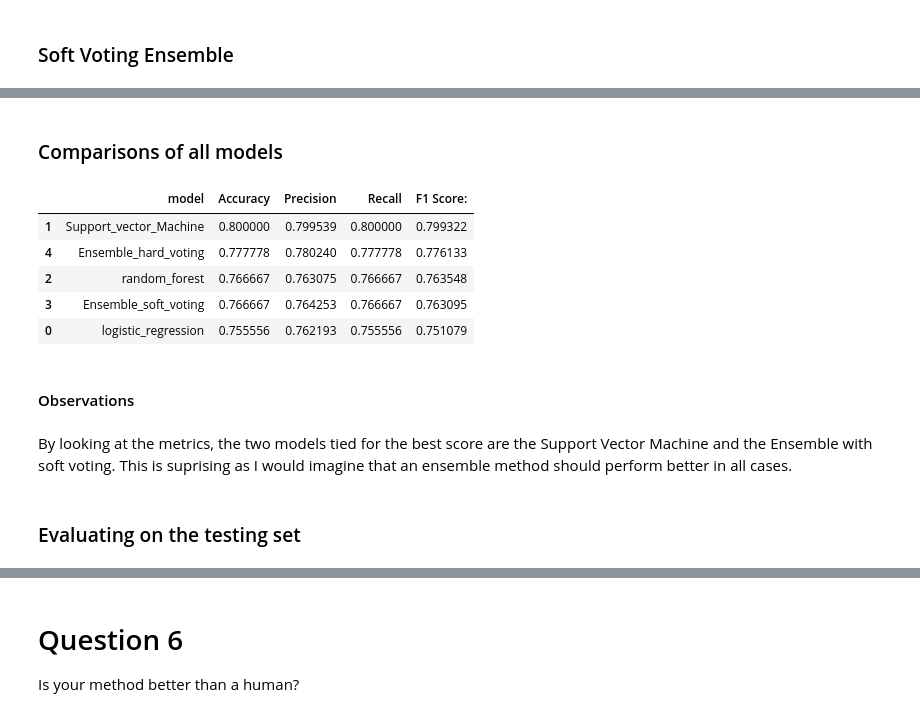
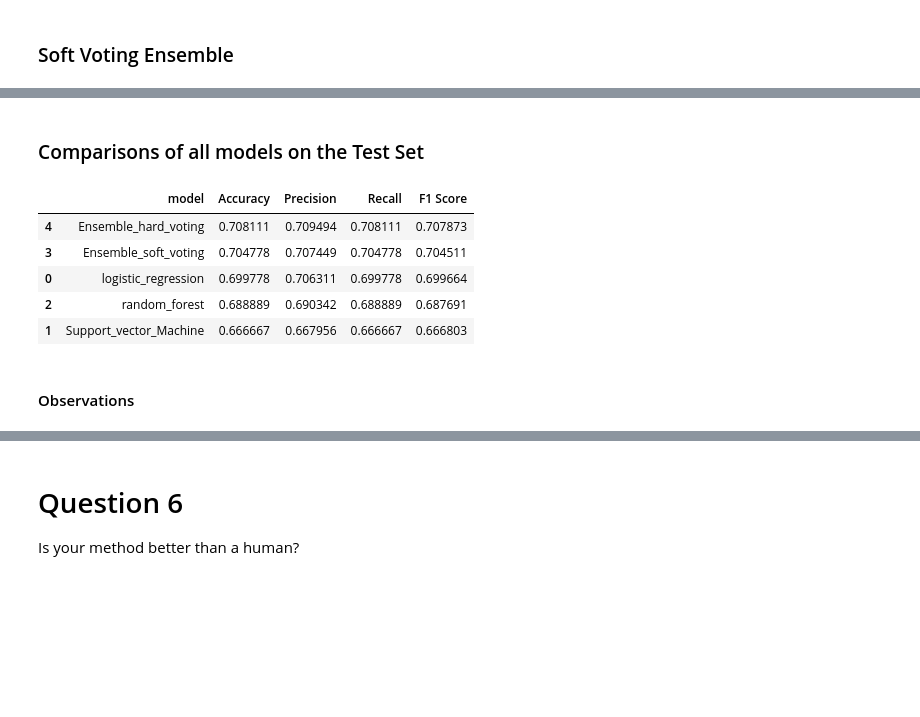
Before and after one commit to jackyeung99/Applied_Machine_Learning, a Jupyter notebook: Assignment02/Q1.ipynb, the cells around one changed output, grey strips where cells are left out. Cells and saved outputs as stored; diff of their text form; code cells hidden in the pictures; blank space fills up the shorter version.

```diff
--- a/Assignment02/Q1.ipynb
+++ b/Assignment02/Q1.ipynb
@@ -724,33 +782,45 @@ F1 Score:  0.753
 # %% [markdown]
-### Comparisons of all models
+### Comparisons of all models on the Test Set
-# %%
-model_eval = [("logistic_regression", best_logreg), ("Support_vector_Machine", best_svm_model), ("random_forest", best_random_forest), ('Ensemble_soft_voting', vc_soft), ('Ensemble_hard_voting', vc_hard) ]
-results = []
-for name, model in model_eval:
-    model.fit(X_train, y_train)
-    y_pred = model.predict(X_validate)
-    results.append({
-        'model': name,
-        'Accuracy': accuracy_score(y_validate,y_pred),
-        'Precision': precision_score(y_validate, y_pred, average = "macro"),
-        'Recall': recall_score(y_validate, y_pred, average = "macro"),
-        "F1 Score: ": f1_score(y_validate, y_pred, average = "macro"),
-
-    })
-
-
-result = pd.DataFrame(results).sort_values(by=['Accuracy'], ascending=False)
-result
-# %% [output]
-|  | model | Accuracy | Precision | Recall | F1 Score: |
-| 1 | Support_vector_Machine | 0.800000 | 0.799539 | 0.800000 | 0.799322 |
-| 4 | Ensemble_hard_voting | 0.777778 | 0.780240 | 0.777778 | 0.776133 |
-| 2 | random_forest | 0.766667 | 0.763075 | 0.766667 | 0.763548 |
-| 3 | Ensemble_soft_voting | 0.766667 | 0.764253 | 0.766667 | 0.763095 |
-| 0 | logistic_regression | 0.755556 | 0.762193 | 0.755556 | 0.751079 |
+# %%
+model_eval = [("logistic_regression", best_logreg), ("Support_vector_Machine", best_svm_model), ("random_forest", best_random_forest), ('Ensemble_soft_voting', vc_soft), ('Ensemble_hard_voting', vc_hard) ]
+cumulative_results = {name: {'Accuracy': 0, 'Precision': 0, 'Recall': 0, 'F1 Score': 0} for name, _ in model_eval}
+
+# Define the number of runs
+n_runs = 100
+
+# Run the evaluations multiple times
+for _ in range(n_runs):
+    for name, model in model_eval:
+        # Train and predict
+        model.fit(X_train, y_train)
+        y_pred = model.predict(X_test)
+
+        # Update cumulative results
+        cumulative_results[name]['Accuracy'] += accuracy_score(y_test, y_pred)
+        cumulative_results[name]['Precision'] += precision_score(y_test, y_pred, average="macro")
+        cumulative_results[name]['Recall'] += recall_score(y_test, y_pred, average="macro")
+        cumulative_results[name]['F1 Score'] += f1_score(y_test, y_pred, average="macro")
+
+# Calculate averages
+average_results = []
+for name, metrics in cumulative_results.items():
+    average_results.append({
+        'model': name,
+        'Accuracy': metrics['Accuracy'] / n_runs,
+        'Precision': metrics['Precision'] / n_runs,
+        'Recall': metrics['Recall'] / n_runs,
+        'F1 Score': metrics['F1 Score'] / n_runs
+    })
+
+# Convert to DataFrame and display
+result = pd.DataFrame(average_results).sort_values(by=['Accuracy'], ascending=False)
+result
+# %% [output]
+|  | model | Accuracy | Precision | Recall | F1 Score |
+| 4 | Ensemble_hard_voting | 0.708111 | 0.709494 | 0.708111 | 0.707873 |
+| 3 | Ensemble_soft_voting | 0.704778 | 0.707449 | 0.704778 | 0.704511 |
+| 0 | logistic_regression | 0.699778 | 0.706311 | 0.699778 | 0.699664 |
+| 2 | random_forest | 0.688889 | 0.690342 | 0.688889 | 0.687691 |
+| 1 | Support_vector_Machine | 0.666667 | 0.667956 | 0.666667 | 0.666803 |
 # %% [markdown]
 #### Observations
-# %% [markdown]
-By looking at the metrics, the two models tied for the best score are the Support Vector Machine and the Ensemble with soft voting. This is suprising as I would imagine that an ensemble method should perform better in all cases.
-# %% [markdown]
-### Evaluating on the testing set
```
Also changed, not shown: parts of 32 cells of this notebook.
